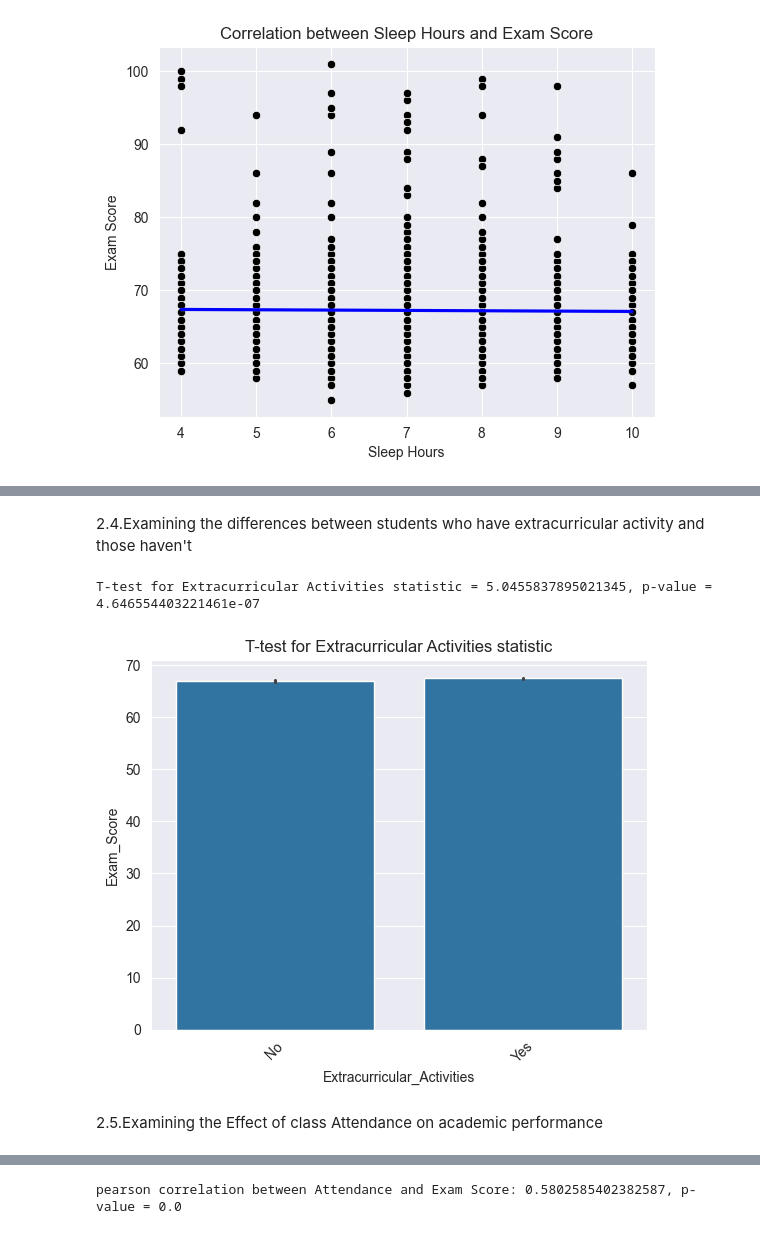
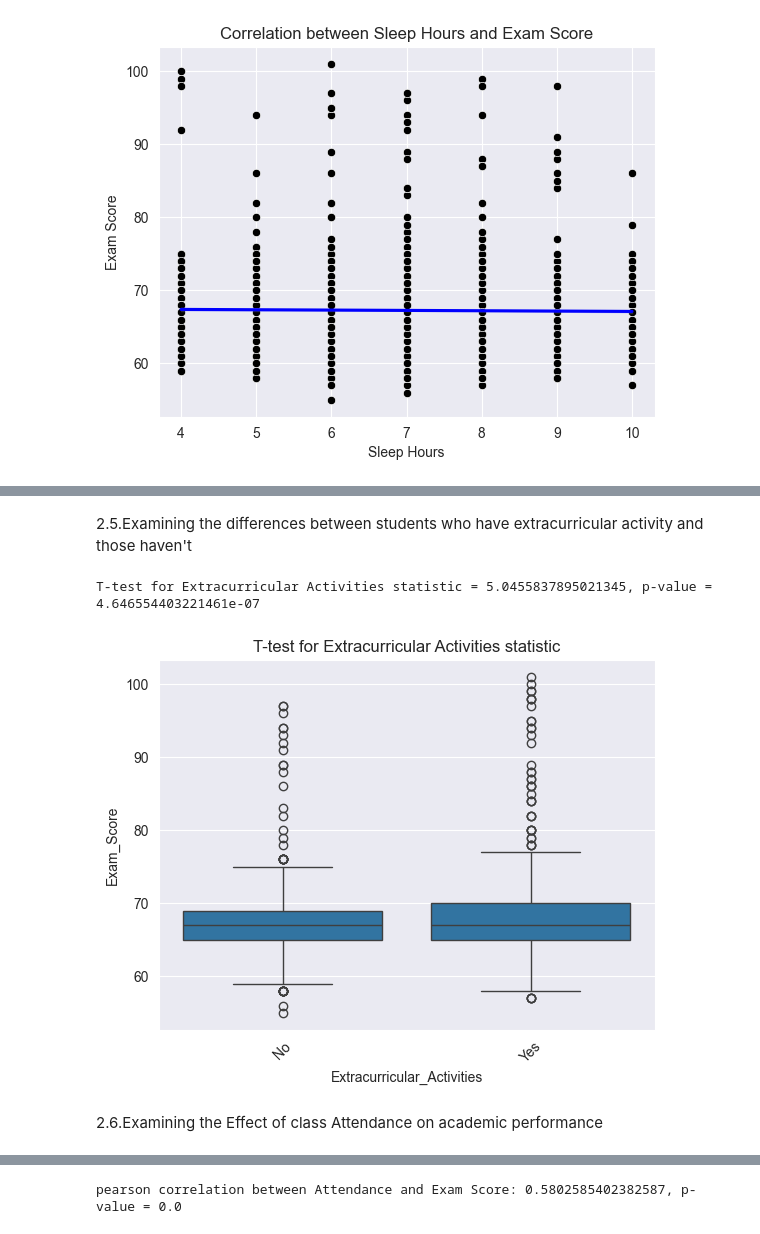
Before and after one commit to MohammadMahdiRazavi/Machine-Learning-Course, a Jupyter notebook: FirstAssignment/StudentPerformanceFactors.ipynb, the cells around one changed output, grey strips where cells are left out. Cells and saved outputs as stored; diff of their text form; code cells hidden in the pictures.

```diff
--- a/FirstAssignment/StudentPerformanceFactors.ipynb
+++ b/FirstAssignment/StudentPerformanceFactors.ipynb
@@ -170,21 +201,21 @@ ANOVA Test Statistic: 186.93474323076737, p-value = 2.5564439156945135e-41
 # %% [markdown]
-2.4.Examining the differences between students who have extracurricular activity and those haven't
+2.5.Examining the differences between students who have extracurricular activity and those haven't
 # %%
 have_ea = student[student["Extracurricular_Activities"] == "Yes"]["Exam_Score"]
 d_have_ea = student[student["Extracurricular_Activities"] == "No"]["Exam_Score"]
 
 stat, p = ttest_ind(have_ea, d_have_ea)
 
 print(f"T-test for Extracurricular Activities statistic = {stat}, p-value = {p}")
-sns.barplot(x=student["Extracurricular_Activities"],y=student["Exam_Score"])
+sns.boxplot(x=student["Extracurricular_Activities"],y=student["Exam_Score"])
 plt.xticks(rotation=45)
 plt.title("T-test for Extracurricular Activities statistic")
 plt.show()
 # %% [output]
 T-test for Extracurricular Activities statistic = 5.0455837895021345, p-value = 4.646554403221461e-07
-[figure, old version]
+[figure, new version]
 # %% [markdown]
-2.5.Examining the Effect of class Attendance on academic performance
+2.6.Examining the Effect of class Attendance on academic performance
 # %%
 sns.scatterplot(x=student["Attendance"],y=student["Exam_Score"],color='black')
 sns.regplot(x=student["Attendance"], y=student["Exam_Score"],scatter=False,color='blue')
```
Also changed, not shown: parts of 20 cells of this notebook.
